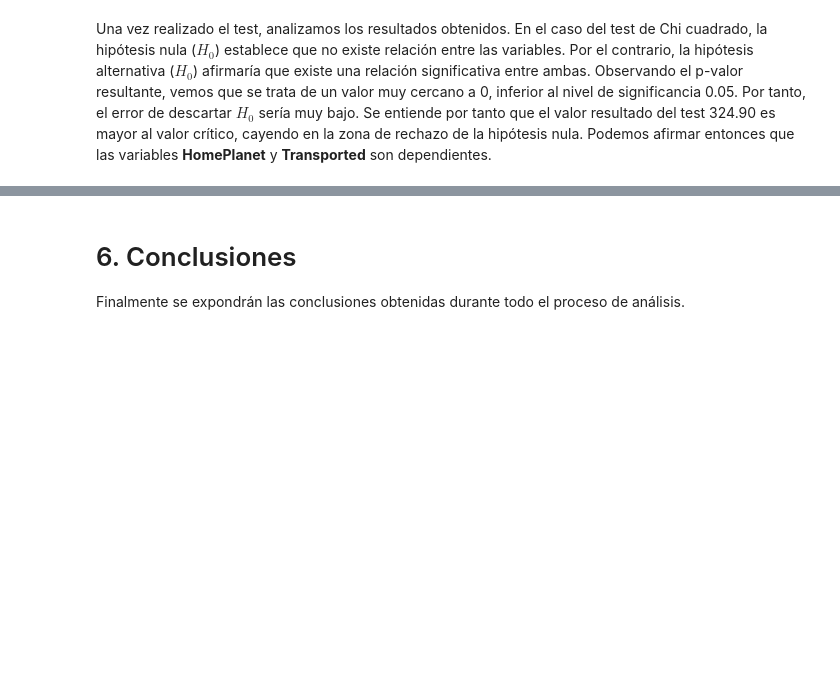
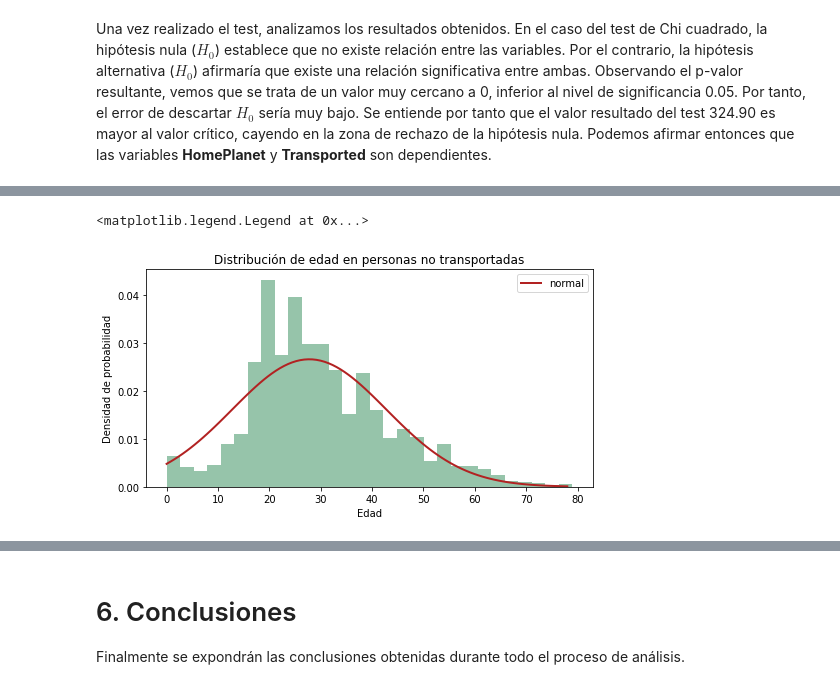
Before and after one commit to aliciacg7/spaceship-titanic-eda, a Jupyter notebook: spaceship-eda.ipynb, the cells around one changed output, grey strips where cells are left out. Drawn from its saved outputs; the diff is of its cells as text; code cells hidden in the pictures; blank space fills up the shorter version.

```diff
--- a/spaceship-eda.ipynb
+++ b/spaceship-eda.ipynb
@@ -608,0 +635,12 @@ Una vez realizado el test, analizamos los resultados obtenidos. En el caso del t
+# %%
+fig, axes = plt.subplots(figsize=(8,4))
+
+plt.plot(x_hat, y_hat, linewidth=2, label='normal', color='firebrick')
+plt.hist(x=age_non_transported, density=True, bins=30, color="seagreen", alpha=0.5)
+plt.title('Distribución de edad en personas no transportadas')
+plt.xlabel('Edad')
+plt.ylabel('Densidad de probabilidad')
+plt.legend()
+# %% [output]
+<matplotlib.legend.Legend at 0x...>
+[figure, added]
```
Also changed, not shown: parts of 21 cells of this notebook, 1 other file.
